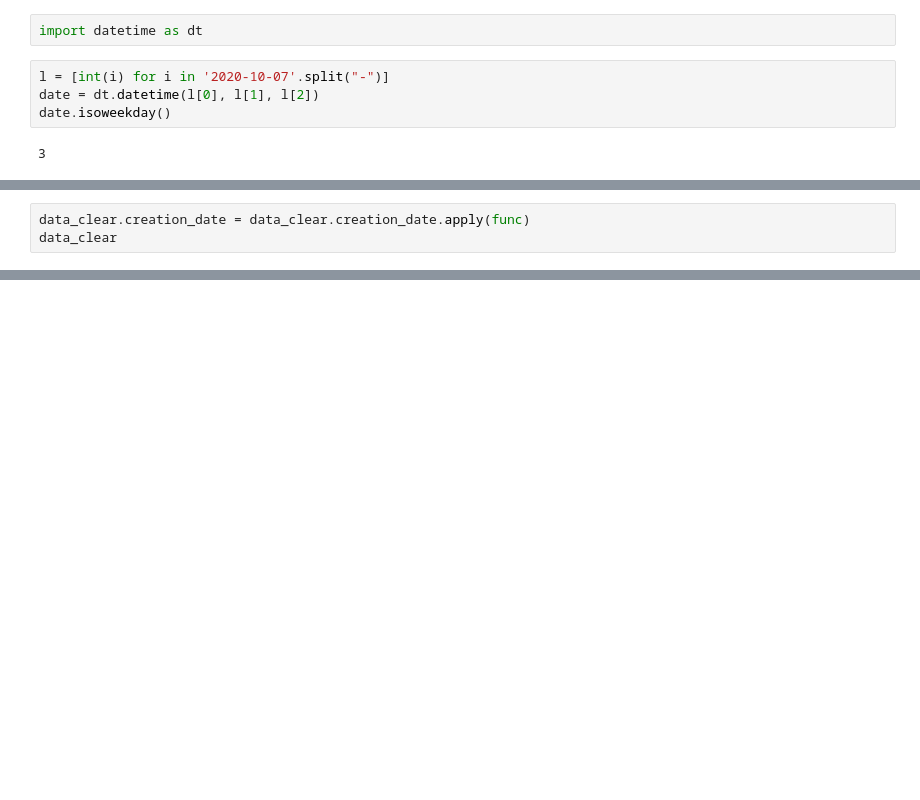
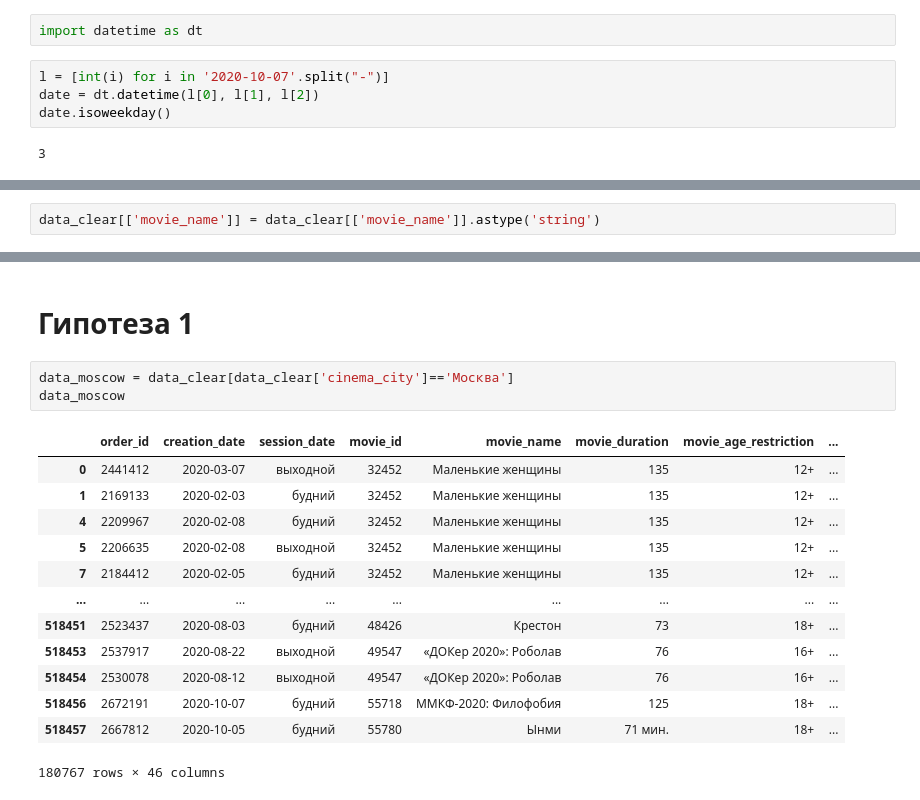
Before and after one commit to ferscalone/danoshka, a Jupyter notebook: project.ipynb, the cells around one changed output, grey strips where cells are left out. Drawn from its saved outputs; the diff is of its cells as text; blank space fills up the shorter version.

```diff
--- a/project.ipynb
+++ b/project.ipynb
@@ -266,3 +271,0 @@ data_clear.session_date = data_clear.session_date.apply(func)
-# %%
-data_clear.creation_date = data_clear.creation_date.apply(func)
-data_clear
@@ -282,0 +272,2 @@ data_clear
+# %%
+data_clear[['movie_name']] = data_clear[['movie_name']].astype('string')
@@ -282,0 +317,19 @@ data_clear
+# %% [markdown]
+# Гипотеза 1
+# %%
+data_moscow = data_clear[data_clear['cinema_city']=='Москва']
+data_moscow
+# %% [output]
+|  | order_id | creation_date | session_date | movie_id | movie_name | movie_duration | movie_age_restriction | ... |
+| 0 | 2441412 | 2020-03-07 | выходной | 32452 | Маленькие женщины | 135 | 12+ | ... |
+| 1 | 2169133 | 2020-02-03 | будний | 32452 | Маленькие женщины | 135 | 12+ | ... |
+| 4 | 2209967 | 2020-02-08 | будний | 32452 | Маленькие женщины | 135 | 12+ | ... |
+| 5 | 2206635 | 2020-02-08 | выходной | 32452 | Маленькие женщины | 135 | 12+ | ... |
+| 7 | 2184412 | 2020-02-05 | будний | 32452 | Маленькие женщины | 135 | 12+ | ... |
+| ... | ... | ... | ... | ... | ... | ... | ... | ... |
+| 518451 | 2523437 | 2020-08-03 | будний | 48426 | Крестон | 73 | 18+ | ... |
+| 518453 | 2537917 | 2020-08-22 | выходной | 49547 | «ДОКер 2020»: Роболав | 76 | 16+ | ... |
+| 518454 | 2530078 | 2020-08-12 | выходной | 49547 | «ДОКер 2020»: Роболав | 76 | 16+ | ... |
+| 518456 | 2672191 | 2020-10-07 | будний | 55718 | ММКФ-2020: Филофобия | 125 | 18+ | ... |
+| 518457 | 2667812 | 2020-10-05 | будний | 55780 | Ынми | 71 мин. | 18+ | ... |
+180767 rows × 46 columns
```
Also changed, not shown: parts of 64 cells of this notebook.
